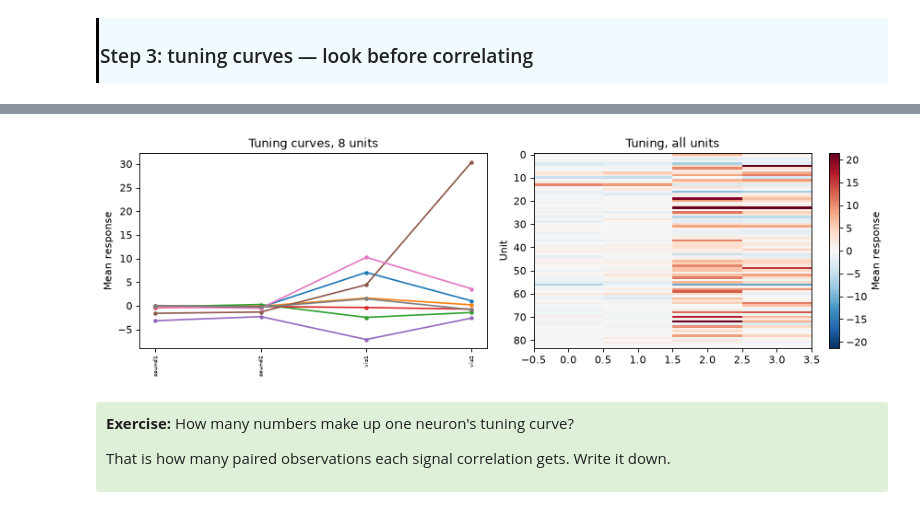
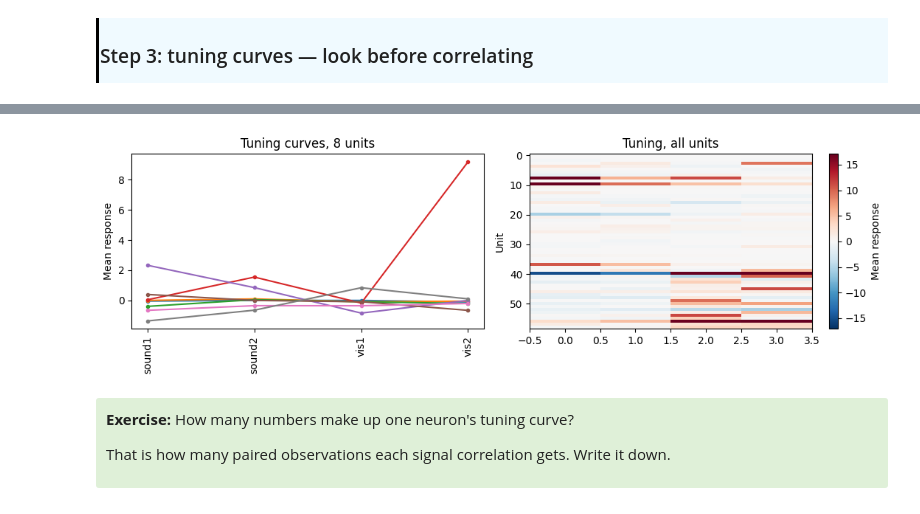
Before and after one commit to AllenSWDB/SWDB_Data_Intro, a Jupyter notebook: code/solutions/ProblemSet-Solutions-DynamicRouting.ipynb, the cells around one changed output, grey strips where cells are left out. Drawn from its saved outputs; the diff is of its cells as text; code cells hidden in the pictures.

```diff
--- a/code/solutions/ProblemSet-Solutions-DynamicRouting.ipynb
+++ b/code/solutions/ProblemSet-Solutions-DynamicRouting.ipynb
@@ -164,10 +180,10 @@ averaging over.
 
 </div>
 # %%
-candidates = metadata[metadata.subject_id == 708016]
+candidates = metadata[metadata.subject_id == 714748]
 print(f'{len(candidates)} sessions for this mouse')
 session = candidates.iloc[0]
-show = [c for c in ['subject_id', 'session_id', 'session_date', 'name']
+show = [c for c in ['subject_id', 'session_id', 'session_date', 'genotype', 'name']
         if c in candidates.columns]
 print(session[show].to_string())
 # %% [output]
@@ -494,8 +453,6 @@ kind that never appears in a methods section.
 </div>
 # %%
 # Electrophysiology: the QC columns live on the units table, not a segmentation.
-units = nwb.units.to_dataframe()
-print('units table:', units.shape)
 qc_cols = [c for c in units.columns
            if any(k in c.lower() for k in
                   ('qc', 'snr', 'presence', 'firing_rate', 'isi', 'amplitude', 'contam'))]
@@ -508,5 +465,4 @@ for c in qc_cols:
         print(f'  {c:28s} flag     {int(v.sum())} True / {len(v)}')
     else:
         print(f'  {c:28s} {str(v.dtype):8s} min {v.min():.3g}  max {v.max():.3g}')
-roi_table = units
 # %% [output]
@@ -1605,20 +1672,20 @@ tuning shape (n_conditions, n_cells): (4, 84)
 # %%
 fig, axes = plt.subplots(1, 2, figsize=(11, 3.5))
 for roi in range(min(8, condition_mean_response.shape[1])):
     axes[0].plot(range(len(conditions)), condition_mean_response[:, roi], marker='o', ms=3)
 axes[0].set_xticks(range(len(conditions)))
-axes[0].set_xticklabels([str(c) for c in conditions], rotation=90, fontsize=5)
+axes[0].set_xticklabels([str(c) for c in conditions], rotation=90, fontsize=10)
 axes[0].set_ylabel('Mean response')
 axes[0].set_title('Tuning curves, 8 units')
 color_limit = np.nanpercentile(np.abs(condition_mean_response), 98)
 im = axes[1].imshow(condition_mean_response.T, aspect='auto', interpolation='nearest', cmap='RdBu_r', vmin=-color_limit, vmax=color_limit)
 axes[1].set_ylabel('Unit')
 axes[1].set_title('Tuning, all units')
 plt.colorbar(im, ax=axes[1], label='Mean response')
 plt.tight_layout()
 plt.show()
 # %% [output]
-[figure, old version]
+[figure, new version]
 # %% [markdown]
 <div style="background: #DFF0D8; border-radius: 3px; padding: 10px;">
 
```
Also changed, not shown: parts of 48 cells of this notebook.
